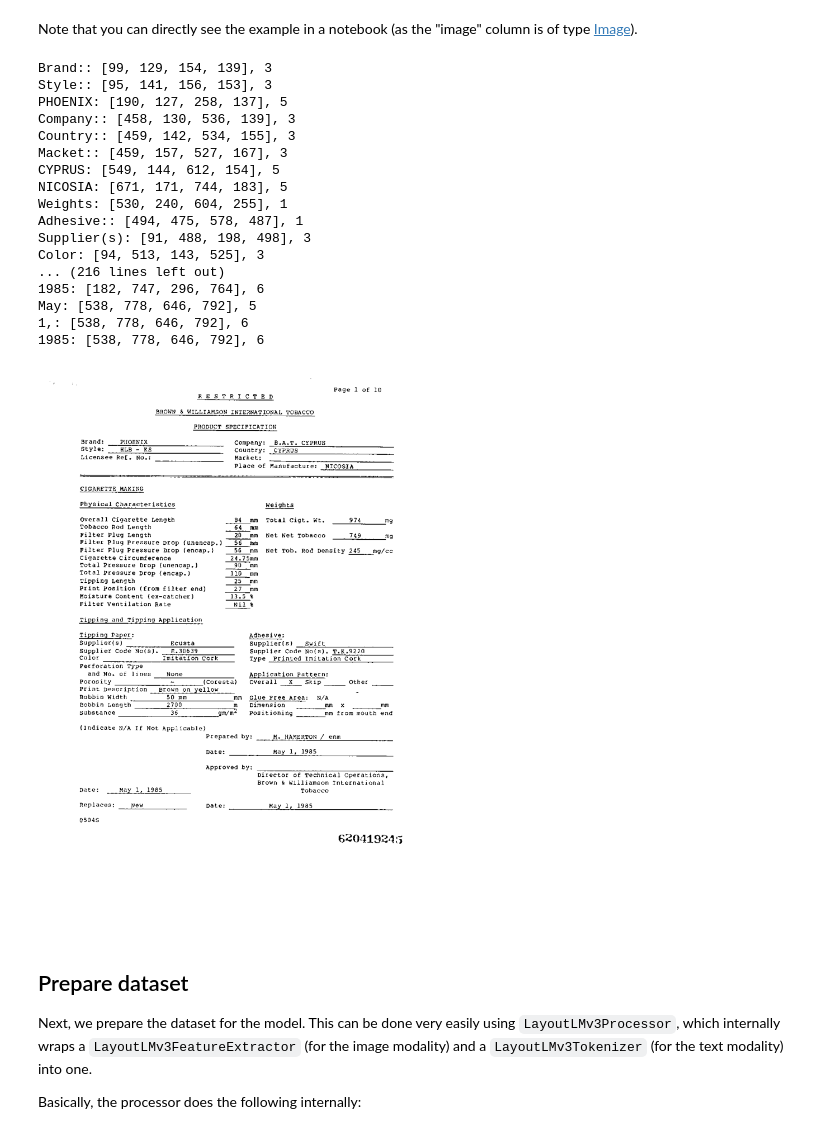
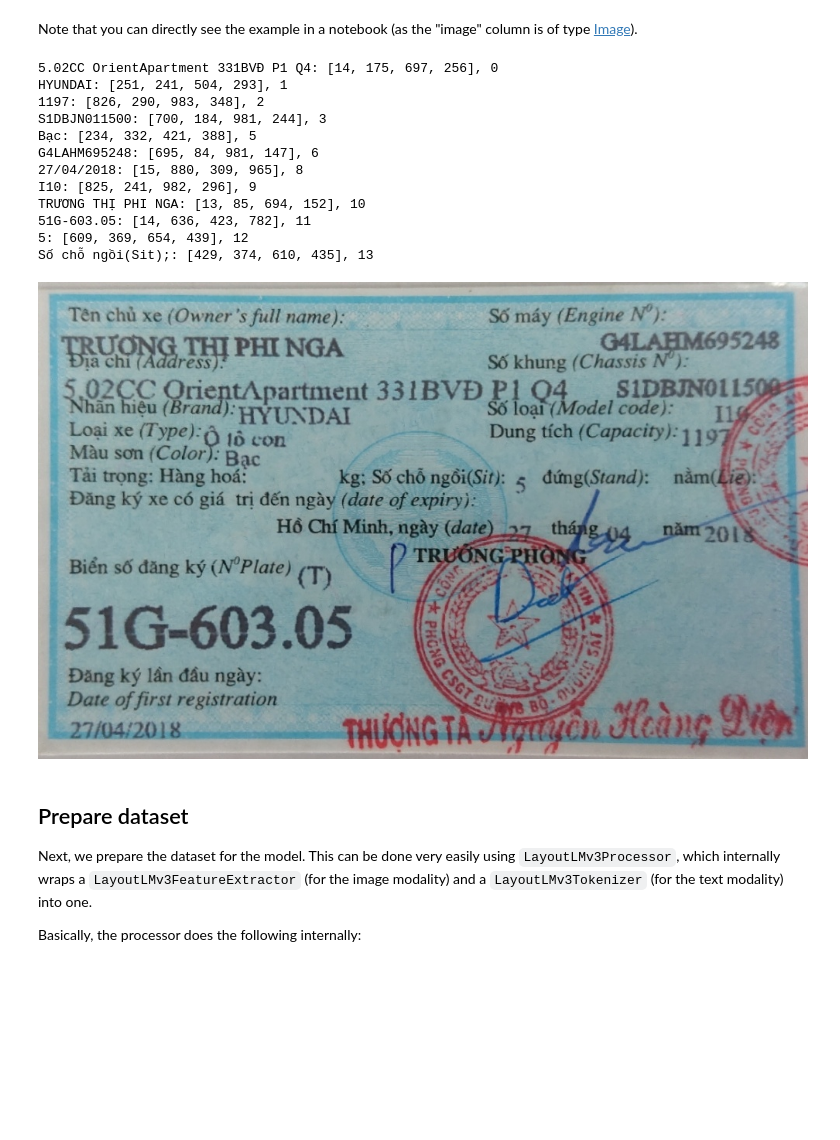
Before and after one commit to hungpham13/foundation-research, a Jupyter notebook: layoutlmv3/Fine_tune_LayoutLMv3_on_dkx.ipynb, the cells around one changed output. Drawn from its saved outputs; the diff is of its cells as text; code cells hidden in the pictures; blank space fills up the shorter version.

```diff
--- a/layoutlmv3/Fine_tune_LayoutLMv3_on_dkx.ipynb
+++ b/layoutlmv3/Fine_tune_LayoutLMv3_on_dkx.ipynb
@@ -190,29 +257,24 @@ dataset["train"].features
 # %% [markdown]
 Note that you can directly see the example in a notebook (as the "image" column is of type [Image](https://huggingface.co/docs/datasets/v2.2.1/en/package_reference/main_classes#datasets.Image)).
 # %%
-example = dataset["train"][1]
+example = dataset["train"][0]
 for key, bboxes, ner_tags in zip(example['tokens'], example["bboxes"], example["ner_tags"]):
     print(f"{key}: {bboxes}, {ner_tags}")
 example["image"]
 # %% [output]
-Brand:: [99, 129, 154, 139], 3
-Style:: [95, 141, 156, 153], 3
-PHOENIX: [190, 127, 258, 137], 5
-Company:: [458, 130, 536, 139], 3
-Country:: [459, 142, 534, 155], 3
-Macket:: [459, 157, 527, 167], 3
-CYPRUS: [549, 144, 612, 154], 5
-NICOSIA: [671, 171, 744, 183], 5
-Weights: [530, 240, 604, 255], 1
-Adhesive:: [494, 475, 578, 487], 1
-Supplier(s): [91, 488, 198, 498], 3
-Color: [94, 513, 143, 525], 3
-... (216 lines left out)
-1985: [182, 747, 296, 764], 6
-May: [538, 778, 646, 792], 5
-1,: [538, 778, 646, 792], 6
-1985: [538, 778, 646, 792], 6
+5.02CC OrientApartment 331BVĐ P1 Q4: [14, 175, 697, 256], 0
+HYUNDAI: [251, 241, 504, 293], 1
+1197: [826, 290, 983, 348], 2
+S1DBJN011500: [700, 184, 981, 244], 3
+Bạc: [234, 332, 421, 388], 5
+G4LAHM695248: [695, 84, 981, 147], 6
+27/04/2018: [15, 880, 309, 965], 8
+I10: [825, 241, 982, 296], 9
+TRƯƠNG THỊ PHI NGA: [13, 85, 694, 152], 10
+51G-603.05: [14, 636, 423, 782], 11
+5: [609, 369, 654, 439], 12
+Số chỗ ngồi(Sit);: [429, 374, 610, 435], 13
-[figure, old version]
+[figure, new version]
 # %% [markdown]
 ## Prepare dataset
 
```
Also changed, not shown: parts of 15 cells of this notebook, 1 other file.
